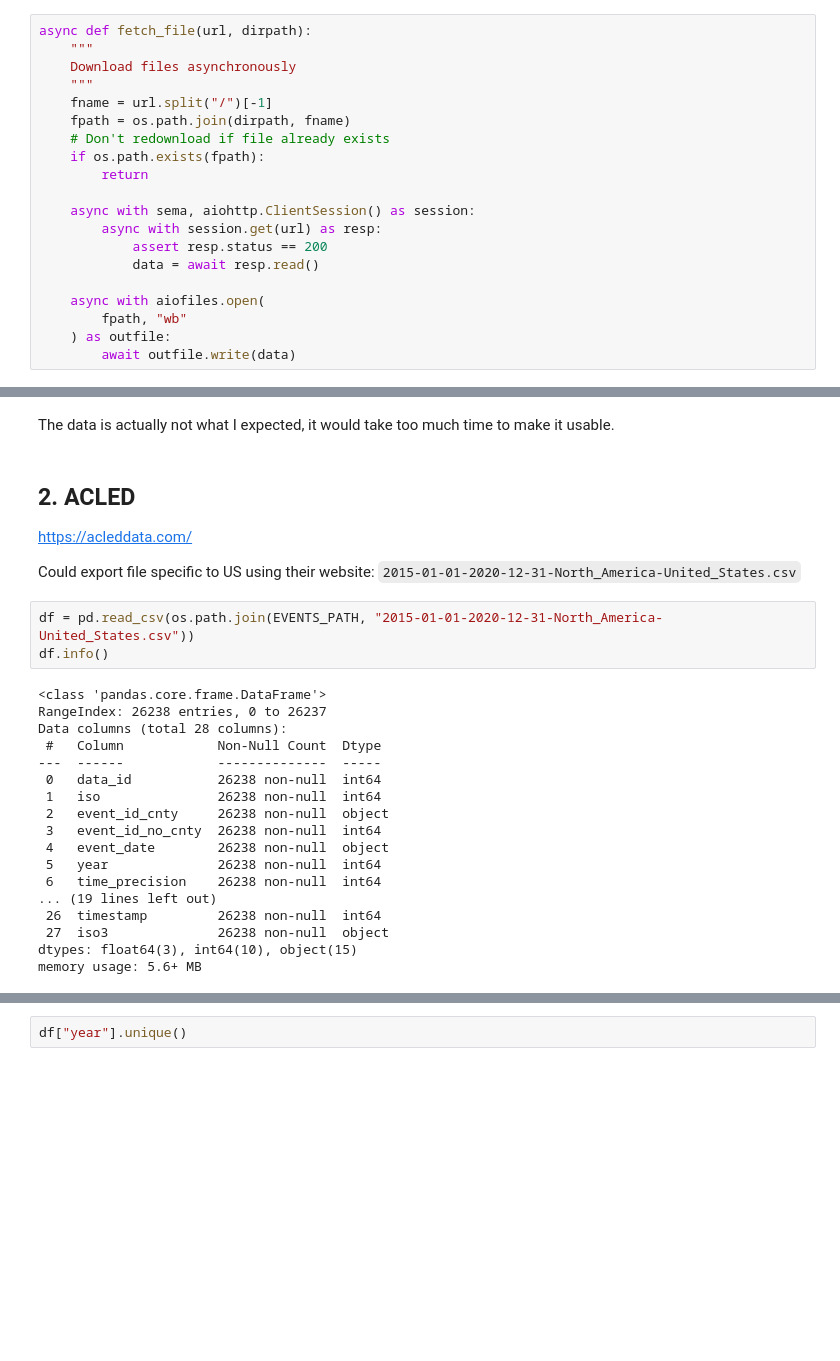
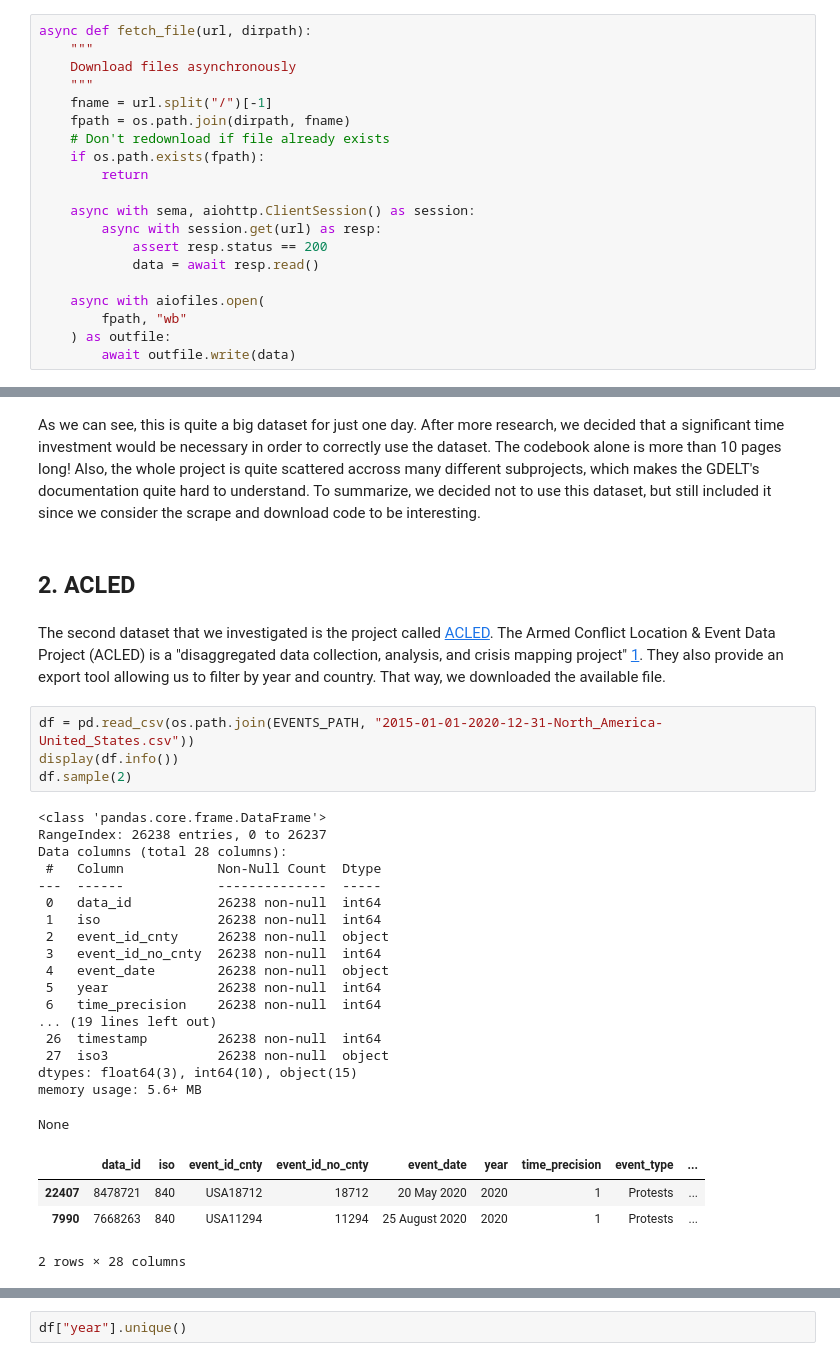
Before and after one commit to epfl-ada/ada-2021-project-apa, a Jupyter notebook: events_dataset.ipynb, the cells around one changed output, grey strips where cells are left out. Drawn from its saved outputs; the diff is of its cells as text; blank space fills up the shorter version.

```diff
--- a/events_dataset.ipynb
+++ b/events_dataset.ipynb
@@ -135,30 +180,34 @@ print("Done")
 # %% [markdown]
-The data is actually not what I expected, it would take too much time to make it usable.
+As we can see, this is quite a big dataset for just one day. After more research, we decided that a significant time investment would be necessary in order to correctly use the dataset. The codebook alone is more than 10 pages long! Also, the whole project is quite scattered accross many different subprojects, which makes the GDELT's documentation quite hard to understand. To summarize, we decided not to use this dataset, but still included it since we consider the scrape and download code to be interesting.
 # %% [markdown]
 ## 2. ACLED
-https://acleddata.com/
-
-Could export file specific to US using their website:
-`2015-01-01-2020-12-31-North_America-United_States.csv`
+# %% [markdown]
+The second dataset that we investigated is the project called [ACLED](https://acleddata.com/). The Armed Conflict Location & Event Data Project (ACLED) is a "disaggregated data collection, analysis, and crisis mapping project" [1](https://acleddata.com/about-acled/). They also provide an export tool allowing us to filter by year and country. That way, we downloaded the available file.
 # %%
 df = pd.read_csv(os.path.join(EVENTS_PATH, "2015-01-01-2020-12-31-North_America-United_States.csv"))
-df.info()
+display(df.info())
+df.sample(2)
 # %% [output]
 <class 'pandas.core.frame.DataFrame'>
 RangeIndex: 26238 entries, 0 to 26237
 Data columns (total 28 columns):
  #   Column            Non-Null Count  Dtype
 ---  ------            --------------  -----
  0   data_id           26238 non-null  int64
  1   iso               26238 non-null  int64
  2   event_id_cnty     26238 non-null  object
  3   event_id_no_cnty  26238 non-null  int64
  4   event_date        26238 non-null  object
  5   year              26238 non-null  int64
  6   time_precision    26238 non-null  int64
 ... (19 lines left out)
  26  timestamp         26238 non-null  int64
  27  iso3              26238 non-null  object
 dtypes: float64(3), int64(10), object(15)
 memory usage: 5.6+ MB
+None
+|  | data_id | iso | event_id_cnty | event_id_no_cnty | event_date | year | time_precision | event_type | ... |
+| 22407 | 8478721 | 840 | USA18712 | 18712 | 20 May 2020 | 2020 | 1 | Protests | ... |
+| 7990 | 7668263 | 840 | USA11294 | 11294 | 25 August 2020 | 2020 | 1 | Protests | ... |
+2 rows × 28 columns
 # %% [markdown]
```
Also changed, not shown: parts of 22 cells of this notebook, 5 other files.
